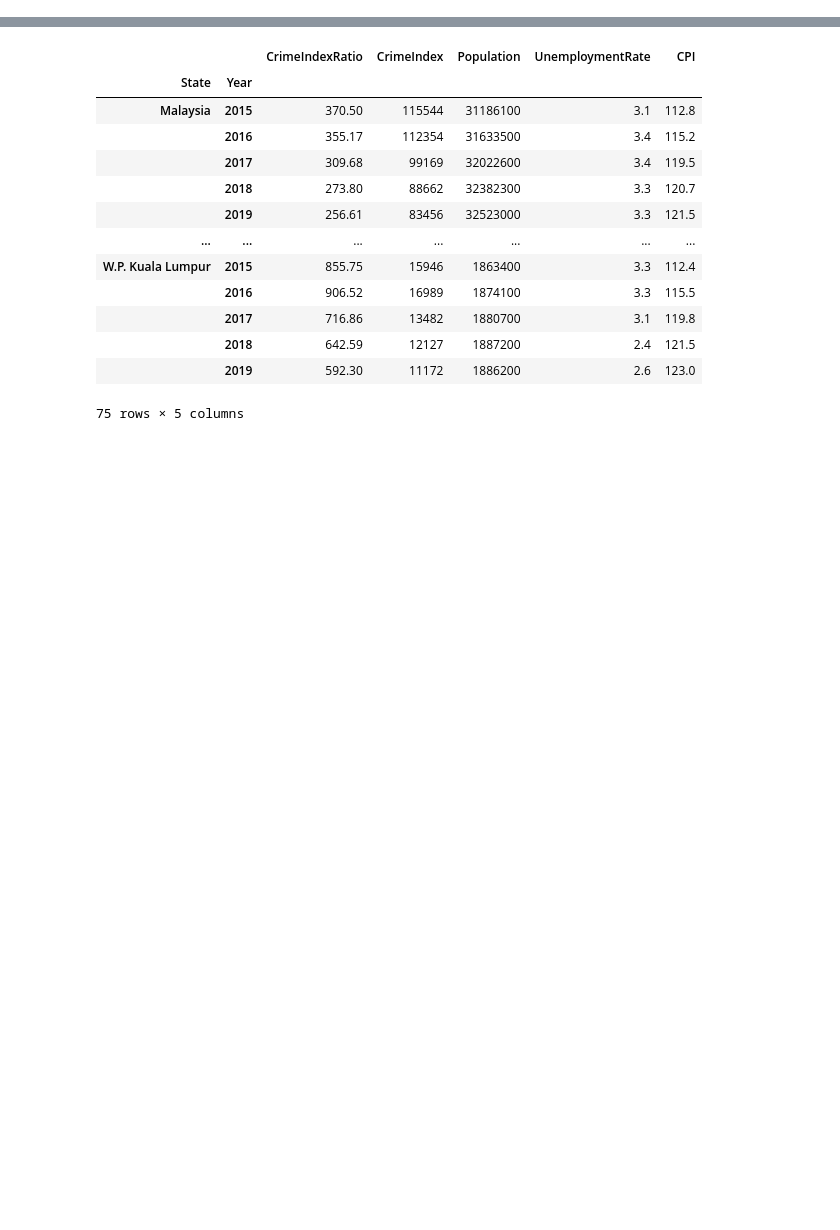
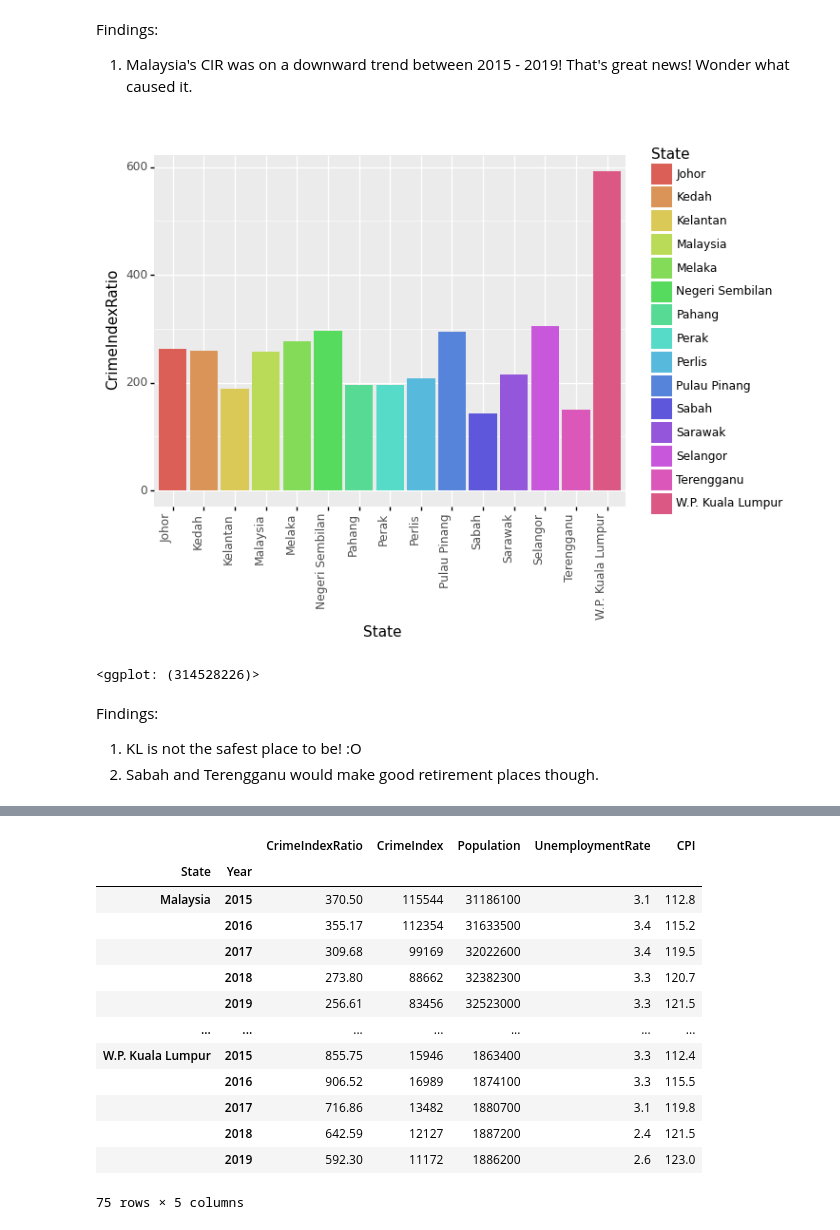
Before and after one commit to joeyyap/polymath, a Jupyter notebook: crime.ipynb, the cells around one changed output, grey strips where cells are left out. Saved outputs shown, nothing was run; the diff lists cells and outputs as text; code cells hidden in the pictures; blank space fills up the shorter version.

```diff
--- a/crime.ipynb
+++ b/crime.ipynb
@@ -197,0 +111,16 @@ Executing transaction: done
+# %% [markdown]
+Findings:
+1. Malaysia's CIR was on a downward trend between 2015 - 2019! That's great news! Wonder what caused it.
+# %%
+# Visualise CIR for all states in 2019
+(ggplot(df[df['Year']==2019]) +
+ aes(x='State', y = 'CrimeIndexRatio', fill ='State') +
+ geom_col() +
+ theme(axis_text_x=element_text(rotation=90, hjust=1)))
+# %% [output]
+[figure, added]
+<ggplot: (314528226)>
+# %% [markdown]
+Findings:
+1. KL is not the safest place to be! :O
+2. Sabah and Terengganu would make good retirement places though.
```
Also changed, not shown: parts of 55 cells of this notebook.
